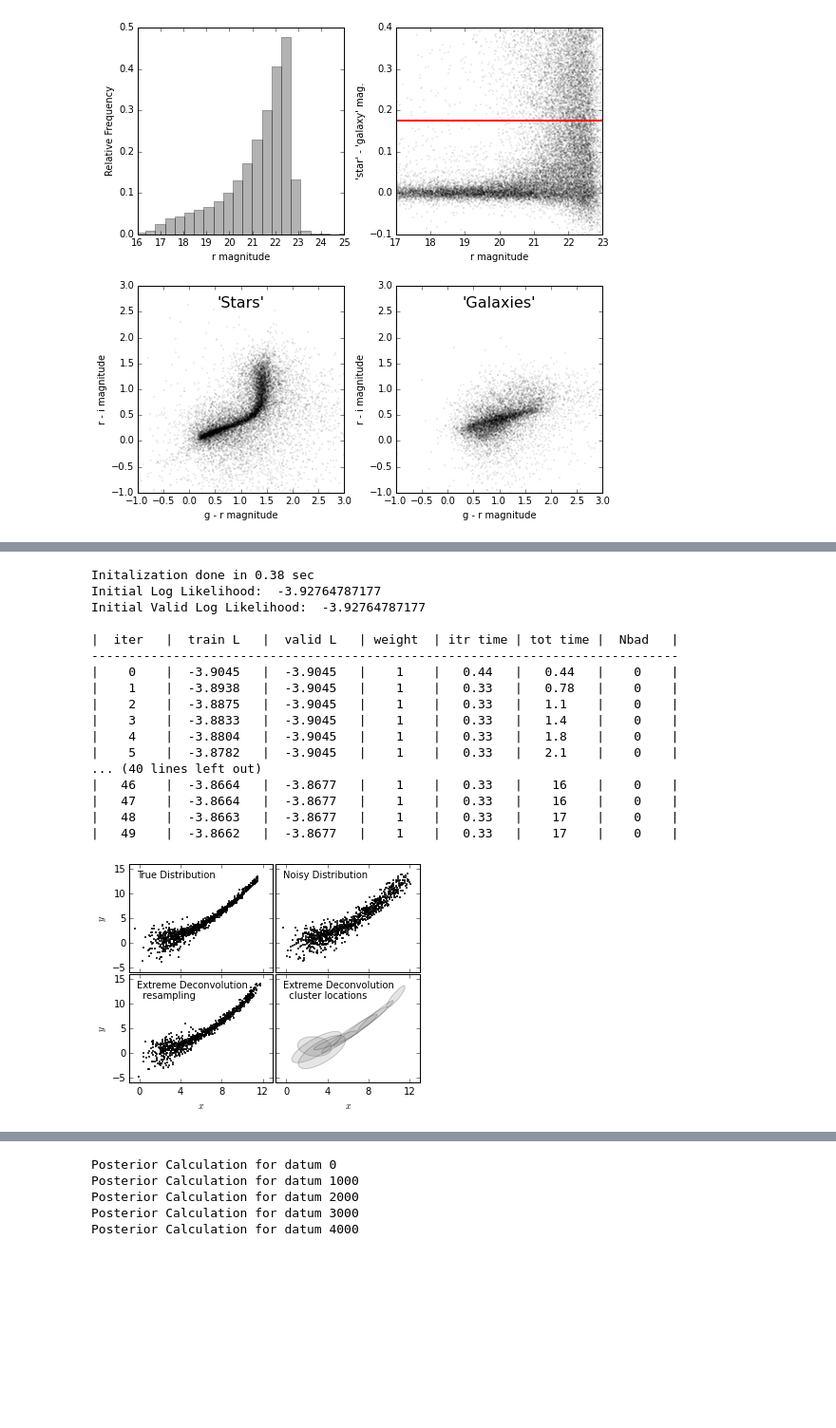
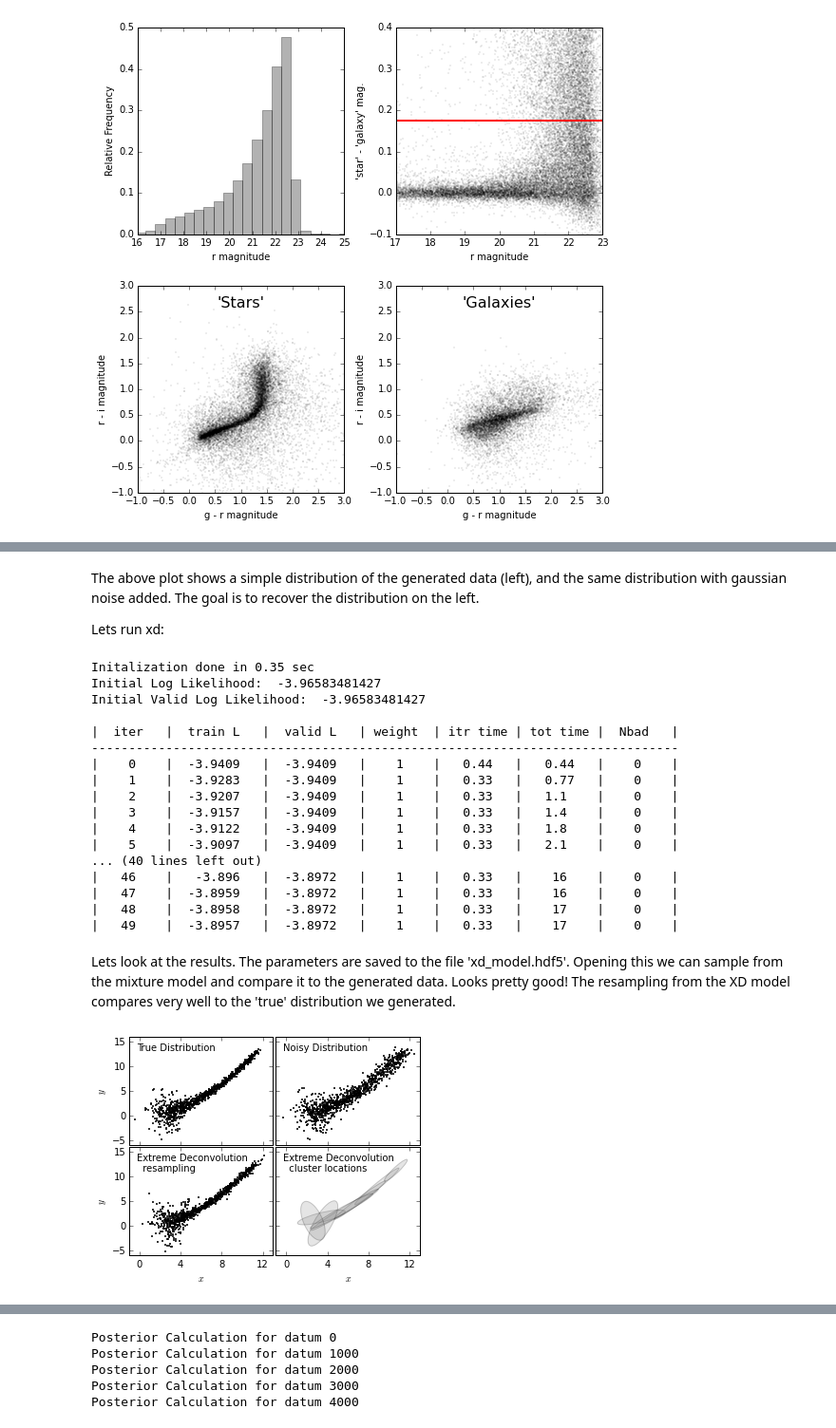
Before and after one commit to rossfadely/xd-demo, a Jupyter notebook: xd-demo.ipynb, the cells around one changed output, grey strips where cells are left out. Shown at 95% size. Drawn from its saved outputs; the diff is of its cells as text; code cells hidden in the pictures; blank space fills up the shorter version.

```diff
--- a/xd-demo.ipynb
+++ b/xd-demo.ipynb
@@ -75,3 +91,7 @@ X, Xcov, x_true, y_true = generate_fake_data()
+# %% [markdown]
+The above plot shows a simple distribution of the generated data (left), and the same distribution with gaussian noise added.  The goal is to recover the distribution on the left.
+
+Lets run xd:
 # %%
 def run_xd_on_fake(N=1000, n_components=8, datafile='fake_data.fits'):
     """
@@ -79,36 +99,38 @@ def run_xd_on_fake(N=1000, n_components=8, datafile='fake_data.fits'):
     """
     batch_size = N
     model = XDGMM(datafile, n_components, batch_size, eta=0.,
-                  n_iter=50, Nthreads=2, verbose=True)
+                  n_iter=50, Nthreads=2, verbose=True, savefile='xd_model.hdf5')
 
 run_xd_on_fake()
 # %% [output]
-Initalization done in 0.38 sec
-Initial Log Likelihood:  -3.92764787177
-Initial Valid Log Likelihood:  -3.92764787177
+Initalization done in 0.35 sec
+Initial Log Likelihood:  -3.96583481427
+Initial Valid Log Likelihood:  -3.96583481427
 
 |  iter   |  train L   |  valid L   | weight  | itr time | tot time |  Nbad   |
 -------------------------------------------------------------------------------
-|    0    |  -3.9045   |  -3.9045   |    1    |   0.44   |   0.44   |    0    |
-|    1    |  -3.8938   |  -3.9045   |    1    |   0.33   |   0.78   |    0    |
-|    2    |  -3.8875   |  -3.9045   |    1    |   0.33   |   1.1    |    0    |
-|    3    |  -3.8833   |  -3.9045   |    1    |   0.33   |   1.4    |    0    |
-|    4    |  -3.8804   |  -3.9045   |    1    |   0.33   |   1.8    |    0    |
-|    5    |  -3.8782   |  -3.9045   |    1    |   0.33   |   2.1    |    0    |
+|    0    |  -3.9409   |  -3.9409   |    1    |   0.44   |   0.44   |    0    |
+|    1    |  -3.9283   |  -3.9409   |    1    |   0.33   |   0.77   |    0    |
+|    2    |  -3.9207   |  -3.9409   |    1    |   0.33   |   1.1    |    0    |
+|    3    |  -3.9157   |  -3.9409   |    1    |   0.33   |   1.4    |    0    |
+|    4    |  -3.9122   |  -3.9409   |    1    |   0.33   |   1.8    |    0    |
+|    5    |  -3.9097   |  -3.9409   |    1    |   0.33   |   2.1    |    0    |
 ... (40 lines left out)
-|   46    |  -3.8664   |  -3.8677   |    1    |   0.33   |    16    |    0    |
-|   47    |  -3.8664   |  -3.8677   |    1    |   0.33   |    16    |    0    |
-|   48    |  -3.8663   |  -3.8677   |    1    |   0.33   |    17    |    0    |
-|   49    |  -3.8662   |  -3.8677   |    1    |   0.33   |    17    |    0    |
+|   46    |   -3.896   |  -3.8972   |    1    |   0.33   |    16    |    0    |
+|   47    |  -3.8959   |  -3.8972   |    1    |   0.33   |    16    |    0    |
+|   48    |  -3.8958   |  -3.8972   |    1    |   0.33   |    17    |    0    |
+|   49    |  -3.8957   |  -3.8972   |    1    |   0.33   |    17    |    0    |
+# %% [markdown]
+Lets look at the results.  The parameters are saved to the file 'xd_model.hdf5'.  Opening this we can sample from the mixture model and compare it to the generated data.  Looks pretty good!  The resampling from the XD model compares very well to the 'true' distribution we generated.
 # %%
-alphas, mus, Vs, logls, _ = load_xd_parms('xd_parms.hdf5')
+alphas, mus, Vs, logls, _ = load_xd_parms('xd_model.hdf5')
 model = xd_model(alphas.size, X.shape)
 model.alpha = alphas
 model.mu = mus
 model.V = Vs
 
 samples = model.sample(size=1000)
 
 fake_data_plot(x_true, y_true, X[:, 0], X[:, 1], samples, mus, Vs)
 # %% [output]
-[figure, old version]
+[figure, new version]
```
Also changed, not shown: parts of 7 cells of this notebook, 4 other files.
